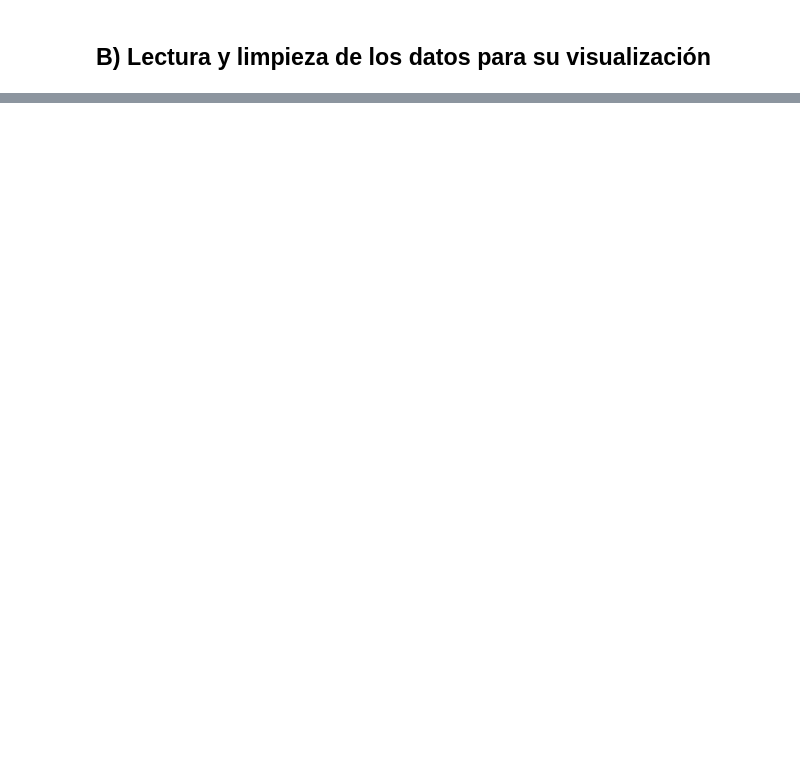
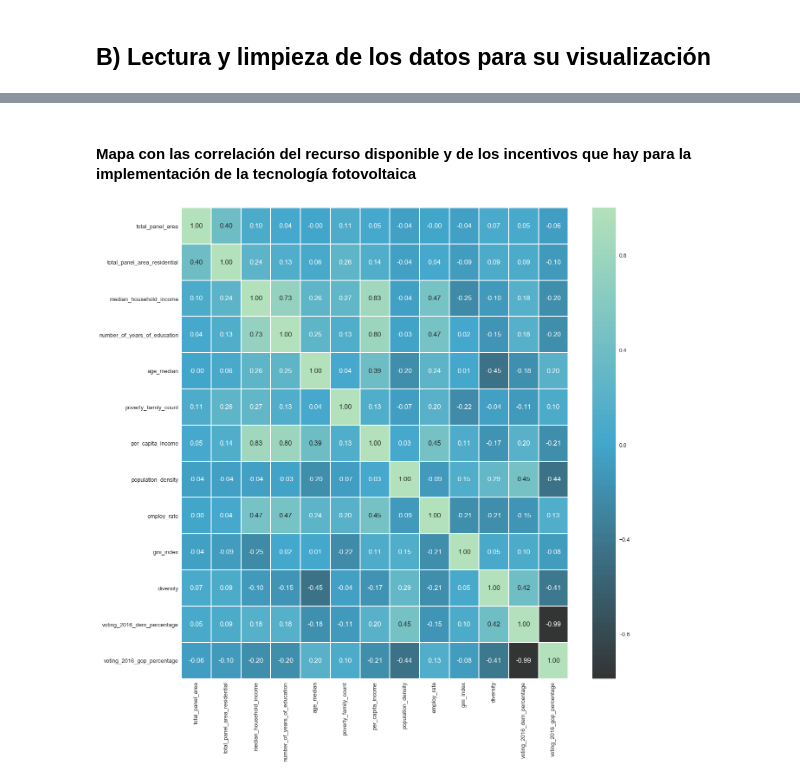
Before and after one commit to Alinnovatri/Deepsolar-dataset, a Jupyter notebook: main-notebook.ipynb, the cells around one changed output, grey strips where cells are left out. Drawn from its saved outputs; the diff is of its cells as text; code cells hidden in the pictures; blank space fills up the shorter version.

```diff
--- a/main-notebook.ipynb
+++ b/main-notebook.ipynb
@@ -28,0 +70,6 @@ print(len(list(data.columns.values)),list(data.columns.values))
+# %% [markdown]
+#### Mapa con las correlación del recurso disponible y de los incentivos que hay para la implementación de la tecnología fotovoltaica
+# %%
+datadeepsolar.showCorrFacSociEco()
+# %% [output]
+[figure, added]
```
Also changed, not shown: parts of 23 cells of this notebook, 6 other files.
